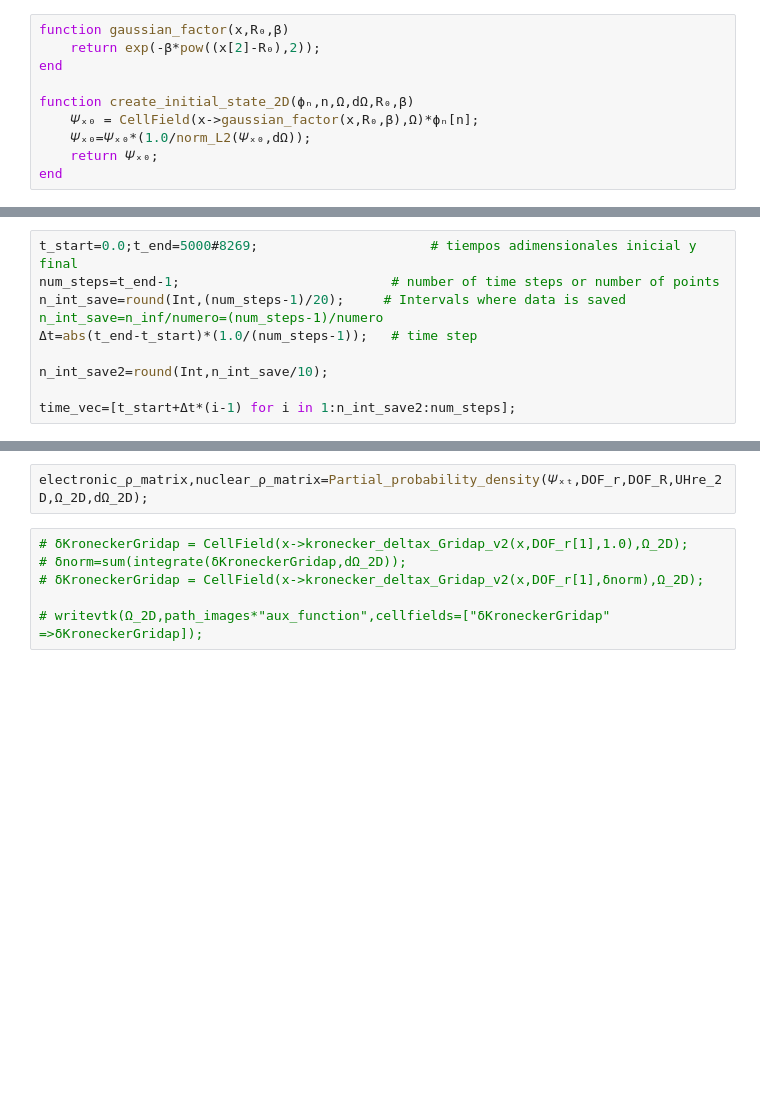
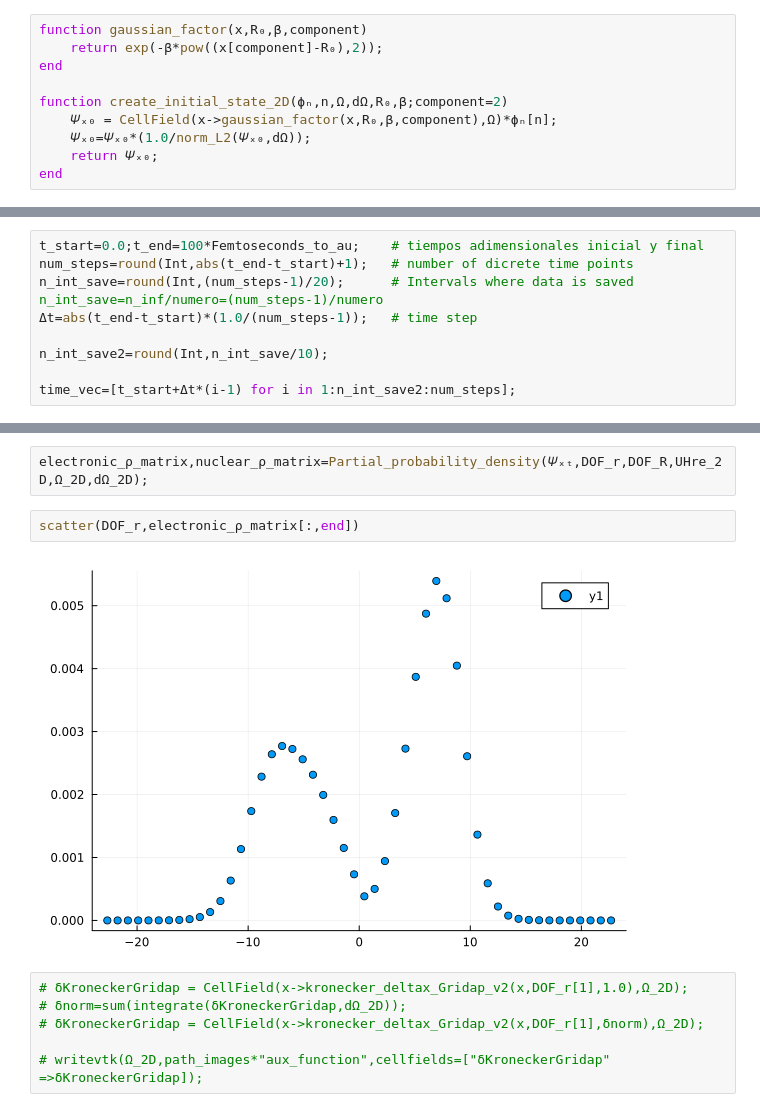
Before and after one commit to mendzmartin/ElectronNuclear_Coupling_Dynamics, a Jupyter notebook: codes/03_Code_auxiliary_tests.ipynb, the cells around one changed output, grey strips where cells are left out. Saved outputs shown, nothing was run; the diff lists cells and outputs as text; blank space fills up the shorter version.

```diff
--- a/codes/03_Code_auxiliary_tests.ipynb
+++ b/codes/03_Code_auxiliary_tests.ipynb
@@ -76,12 +83,12 @@ S_2D=TimeIndependet_Diff_Shannon_Entropy(ϕH_2D,UHre_2D,dΩ_2D)
 # %% [markdown]
 #### 5.2.1. Create initial condition
 # %%
-function gaussian_factor(x,R₀,β)
-    return exp(-β*pow((x[2]-R₀),2));
+function gaussian_factor(x,R₀,β,component)
+    return exp(-β*pow((x[component]-R₀),2));
 end
 
-function create_initial_state_2D(ϕₙ,n,Ω,dΩ,R₀,β)
-    𝛹ₓ₀ = CellField(x->gaussian_factor(x,R₀,β),Ω)*ϕₙ[n];
+function create_initial_state_2D(ϕₙ,n,Ω,dΩ,R₀,β;component=2)
+    𝛹ₓ₀ = CellField(x->gaussian_factor(x,R₀,β,component),Ω)*ϕₙ[n];
     𝛹ₓ₀=𝛹ₓ₀*(1.0/norm_L2(𝛹ₓ₀,dΩ));
     return 𝛹ₓ₀;
 end
@@ -94,9 +112,9 @@ writevtk(Ω_2D,path_images*"initial_condition",cellfields=["real(𝛹ₓ₀)" =>
 # %% [markdown]
 #### 5.2.2. Time evolution
 # %%
-t_start=0.0;t_end=5000#8269;                      # tiempos adimensionales inicial y final
-num_steps=t_end-1;                           # number of time steps or number of points
-n_int_save=round(Int,(num_steps-1)/20);     # Intervals where data is saved n_int_save=n_inf/numero=(num_steps-1)/numero
+t_start=0.0;t_end=100*Femtoseconds_to_au;    # tiempos adimensionales inicial y final
+num_steps=round(Int,abs(t_end-t_start)+1);   # number of dicrete time points
+n_int_save=round(Int,(num_steps-1)/20);      # Intervals where data is saved n_int_save=n_inf/numero=(num_steps-1)/numero
 Δt=abs(t_end-t_start)*(1.0/(num_steps-1));   # time step
 
 n_int_save2=round(Int,n_int_save/10);
@@ -141,6 +159,10 @@ end
 Partial_probability_density (generic function with 1 method)
 # %%
 electronic_ρ_matrix,nuclear_ρ_matrix=Partial_probability_density(𝛹ₓₜ,DOF_r,DOF_R,UHre_2D,Ω_2D,dΩ_2D);
+# %%
+scatter(DOF_r,electronic_ρ_matrix[:,end])
+# %% [output]
+[figure, added]
 # %%
 # δKroneckerGridap = CellField(x->kronecker_deltax_Gridap_v2(x,DOF_r[1],1.0),Ω_2D);
 # δnorm=sum(integrate(δKroneckerGridap,dΩ_2D));
```
Also changed, not shown: parts of 16 cells of this notebook, 49 other files.
